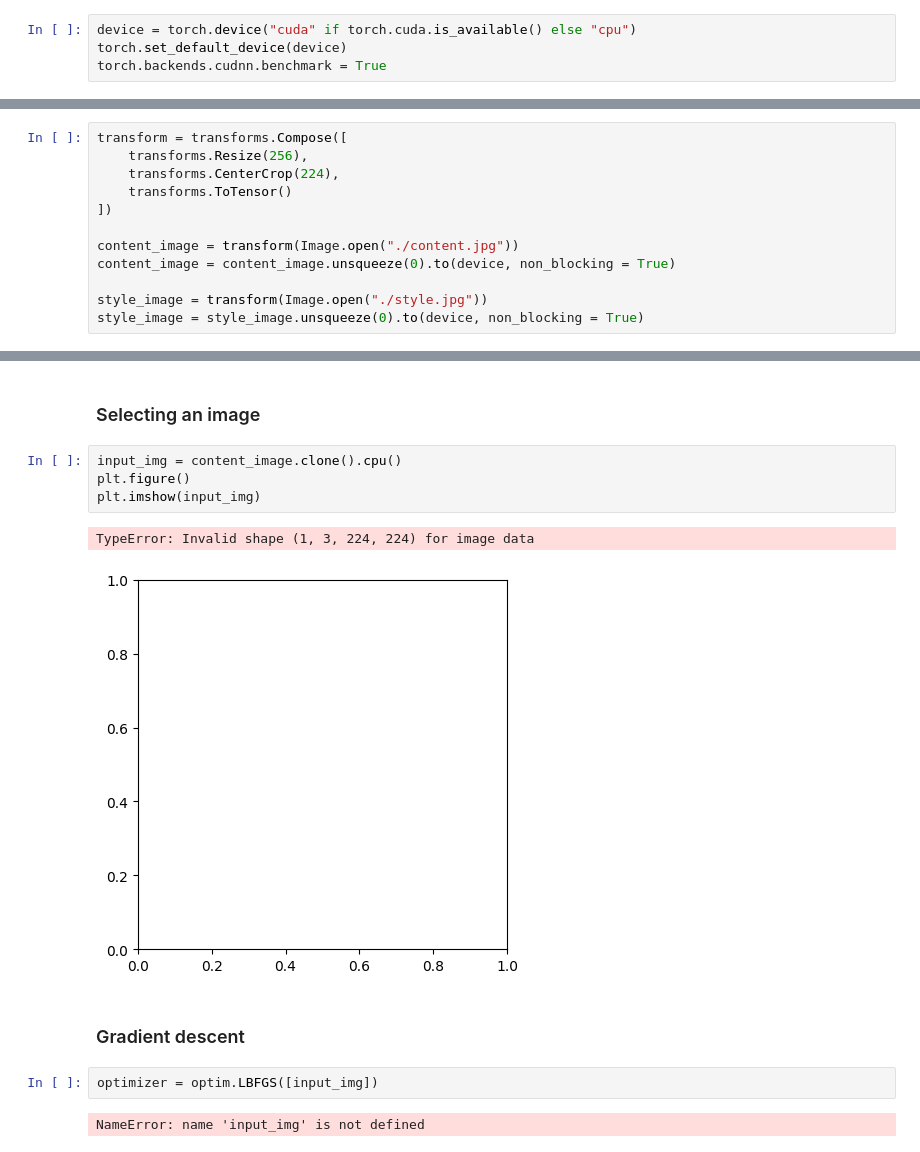
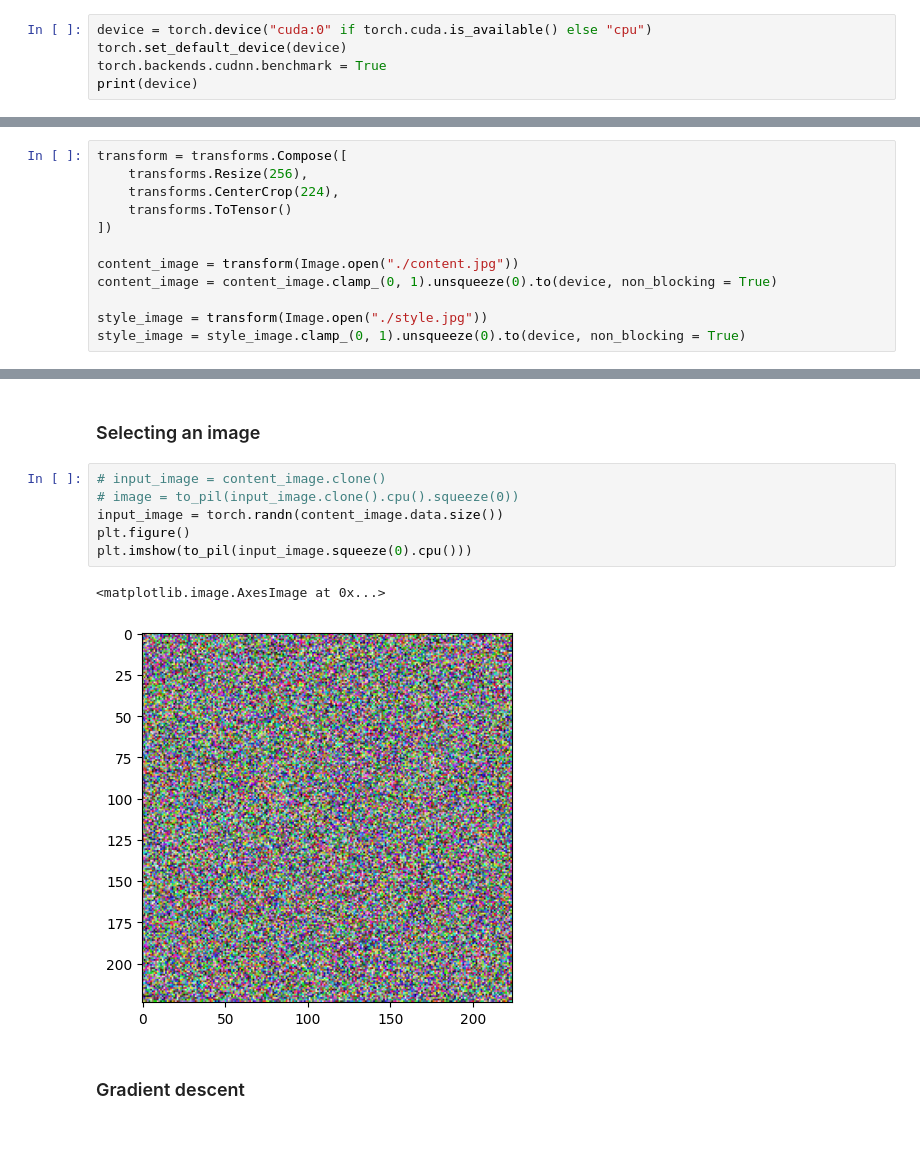
Before and after one commit to ClaudioRaciti/StyleTransfer, a Jupyter notebook: main.ipynb, the cells around one changed output, grey strips where cells are left out. Saved outputs shown, nothing was run; the diff lists cells and outputs as text.

```diff
--- a/main.ipynb
+++ b/main.ipynb
@@ -18,6 +18,7 @@ from torchvision.models import vgg19, VGG19_Weights
 from PIL import Image
 import matplotlib.pyplot as plt
 # %%
-device = torch.device("cuda" if torch.cuda.is_available() else "cpu")
+device = torch.device("cuda:0" if torch.cuda.is_available() else "cpu")
 torch.set_default_device(device)
 torch.backends.cudnn.benchmark = True
+print(device)
@@ -35,10 +38,10 @@ transform = transforms.Compose([
 ])
 
 content_image = transform(Image.open("./content.jpg"))
-content_image = content_image.unsqueeze(0).to(device, non_blocking = True)
+content_image = content_image.clamp_(0, 1).unsqueeze(0).to(device, non_blocking = True)
 
 style_image = transform(Image.open("./style.jpg"))
-style_image = style_image.unsqueeze(0).to(device, non_blocking = True)
+style_image = style_image.clamp_(0, 1).unsqueeze(0).to(device, non_blocking = True)
 # %%
 plt.ion()
 
@@ -204,15 +207,13 @@ Sequential(
 # %% [markdown]
 ### Selecting an image
 # %%
-input_img = content_image.clone().cpu()
+# input_image = content_image.clone()
+# image = to_pil(input_image.clone().cpu().squeeze(0))
+input_image = torch.randn(content_image.data.size())
 plt.figure()
-plt.imshow(input_img)
+plt.imshow(to_pil(input_image.squeeze(0).cpu()))
 # %% [output]
-TypeError: Invalid shape (1, 3, 224, 224) for image data
+<matplotlib.image.AxesImage at 0x...>
-[figure, old version]
+[figure, new version]
 # %% [markdown]
 ### Gradient descent
-# %%
-optimizer = optim.LBFGS([input_img])
-# %% [output]
-NameError: name 'input_img' is not defined
```
Also changed, not shown: parts of 5 cells of this notebook, 1 other file.
